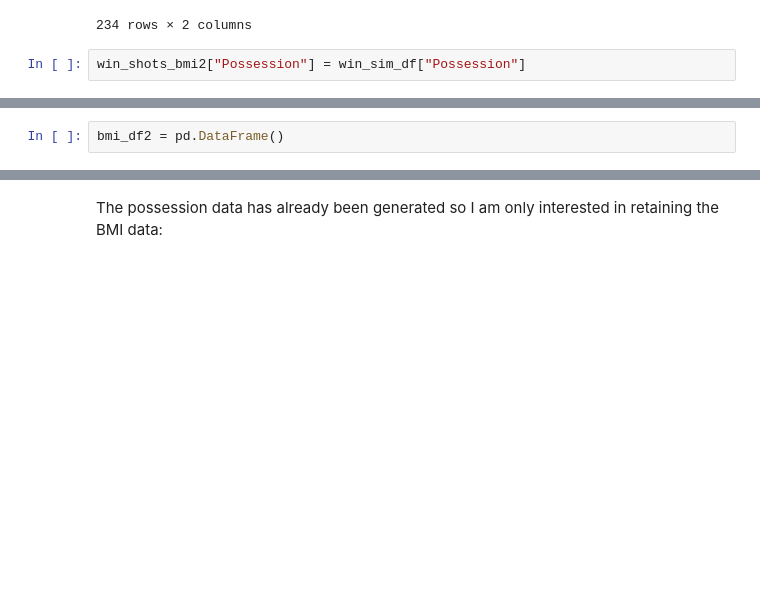
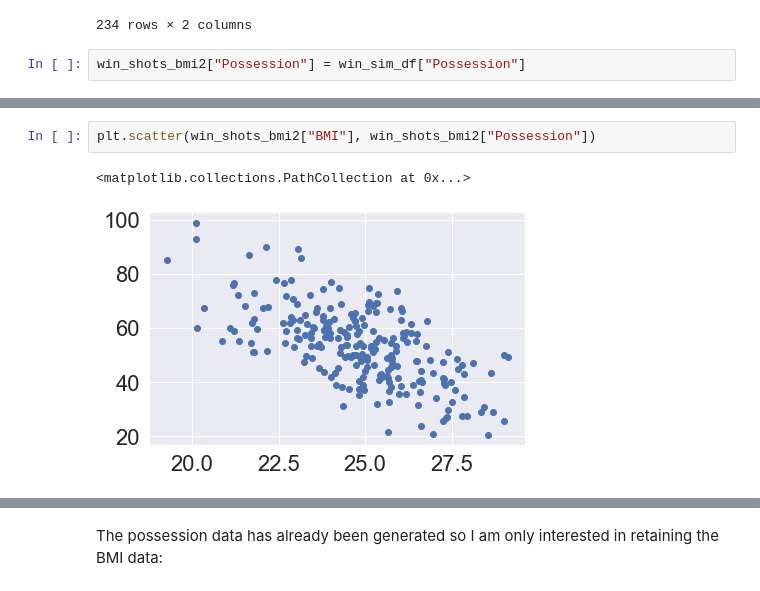
Before and after one commit to colm-o-caoimh/FootballSimulation, a Jupyter notebook: PDA_Project2020.ipynb, the cells around one changed output, grey strips where cells are left out. Cells and saved outputs as stored; diff of their text form; blank space fills up the shorter version.

```diff
--- a/PDA_Project2020.ipynb
+++ b/PDA_Project2020.ipynb
@@ -1003,2 +1002,5 @@ plt.scatter(win_shots_bmi2[:, 0], win_shots_bmi2[:, 1])
-# %%
-bmi_df2 = pd.DataFrame()
+# %%
+plt.scatter(win_shots_bmi2["BMI"], win_shots_bmi2["Possession"])
+# %% [output]
+<matplotlib.collections.PathCollection at 0x...>
+[figure, added]
```
Also changed, not shown: parts of 57 cells of this notebook.
